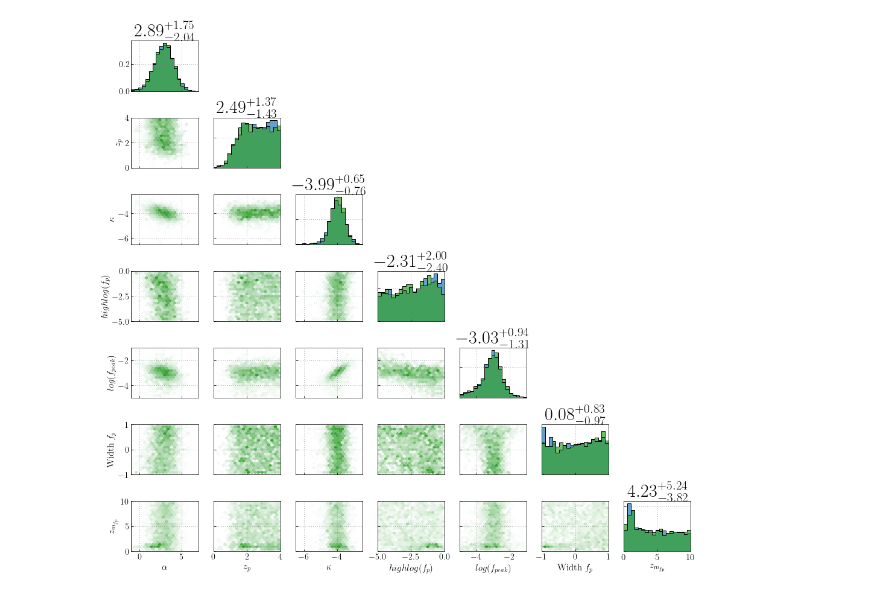
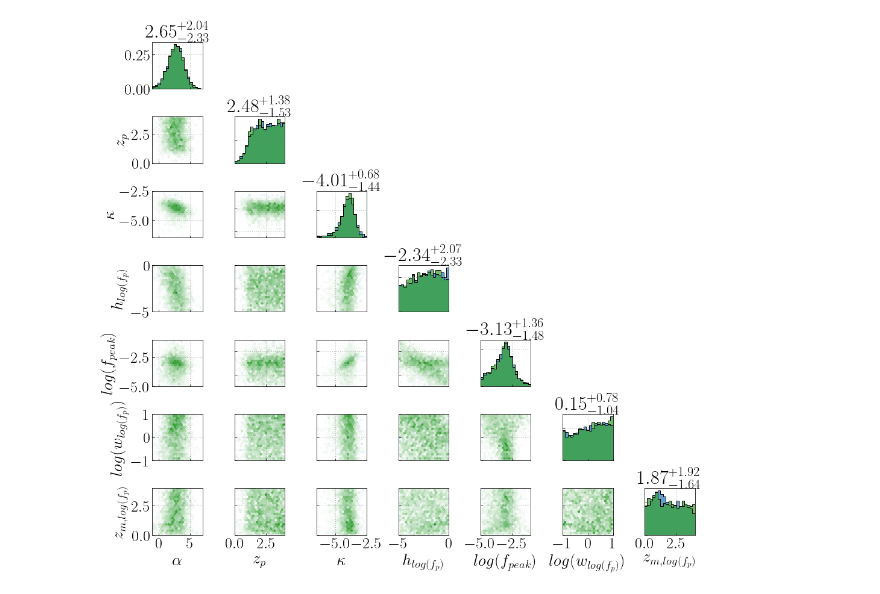
Before and after one commit to maxlalleman/bbh_mass_distribution_redshift_variation_inference, a Jupyter notebook: data/inspect_CBC_PL_vs_Peak_f_peak.ipynb, the cells around one changed output. Drawn from its saved outputs; the diff is of its cells as text; code cells hidden in the pictures.

Commit message:
Adding also the notebook on the comparison of fpeak

```diff
--- a/data/inspect_CBC_PL_vs_Peak_f_peak.ipynb
+++ b/data/inspect_CBC_PL_vs_Peak_f_peak.ipynb
@@ -22,11 +12,13 @@ tmp_min = 2.
 # %%
-cdf_file = "./RUNS/CBC_O3_Peak.cdf"
-cdf_file_power_law = "../RUNS/CBC_O3_Power_Law.cdf"
+cdf_file_peak = "/home/max.lalleman/CBC_Stoch_Search/gwbcbcmodeling/gwbcbcmodeling/New_Code_New_sample/Varying_Peak_sigmoid/cdf_files/CBC_z_0_4.cdf"
+# "./RUNS/CBC_O3_Peak.cdf"
+cdf_file_power_law = "/home/max.lalleman/CBC_Stoch_Search/gwbcbcmodeling/gwbcbcmodeling/New_Code_New_sample/Varying_Power_Law_Sigmoid/cdf_files/CBC_z_0_to_4_analysis_high_low_for_mMax.cdf"
+# "../RUNS/CBC_O3_Power_Law.cdf"
 
-data = az.from_netcdf(cdf_file)
+data_peak = az.from_netcdf(cdf_file_peak)
 data_power_law = az.from_netcdf(cdf_file_power_law)
 
-samps = data.posterior.stack(draws=("chain", "draw"))
+samps_peak = data_peak.posterior.stack(draws=("chain", "draw"))
 samps_power_law = data_power_law.posterior.stack(draws=("chain", "draw"))
 # %%
 new_priors = {
@@ -53,33 +45,31 @@ new_priors = {
 # %%
 fig = plt.figure(figsize=(14,13))
 
-stacked_samples = data.posterior.stack(draws=("chain", "draw"))
 toPlot = {
-    "alpha_z":{"data":stacked_samples.alpha_z,"plot_bounds":(-1,7),"label":r"$\alpha$"},
-    "zp":{"data":stacked_samples.zp,"plot_bounds":(0,4),"label":r"$z_p$"},
-    "alpha_ref":{"data":stacked_samples.alpha_ref,"plot_bounds":(-6.5,-2.5),"label":r"$\kappa$"},
-    "log_high_f_peak":{"data":stacked_samples.log_high_f_peak,"plot_bounds":(-5,0),"label":r"$high log(f_{p})$"},
-    "fpeak":{"data":stacked_samples.log_f_peak,"plot_bounds":(-5,-1),"label":r"$log(f_{peak})$"},
-    "width_f_peak":{"data":stacked_samples.log_width_f_peak,"plot_bounds":(-1,1),"label":r"Width $f_p$"},
-    "middle_z_f_peak":{"data":stacked_samples.middle_z_f_peak,"plot_bounds":(0,10),"label":r"$z_{m_{f_p}}$"},
+    "alpha_z":{"data":samps_peak.alpha_z,"plot_bounds":(-1,7),"label":r"$\alpha$"},
+    "zp":{"data":samps_peak.zp,"plot_bounds":(0,4),"label":r"$z_p$"},
+    "alpha_ref":{"data":samps_peak.alpha_ref,"plot_bounds":(-6.5,-2.5),"label":r"$\kappa$"},
+    "log_high_f_peak":{"data":samps_peak.log_high_f_peak,"plot_bounds":(-5,0),"label":r"$h_{log(f_{p})}$"},
+    "fpeak":{"data":samps_peak.log_f_peak,"plot_bounds":(-5,-1),"label":r"$log(f_{peak})$"},
+    "width_f_peak":{"data":samps_peak.log_width_f_peak,"plot_bounds":(-1,1),"label":r"$log(w_{log(f_p)})$"},
+    "middle_z_f_peak":{"data":samps_peak.middle_z_f_peak,"plot_bounds":(0,4),"label":r"$z_{m, log(f_p)}$"},
 }
 
-stacked_samples_pl = data_power_law.posterior.stack(draws=("chain", "draw"))
 toPlot_pl = {
-    "alpha_z":{"data":stacked_samples_pl.alpha_z,"plot_bounds":(-1,7),"label":r"$\alpha$"},
-    "zp":{"data":stacked_samples_pl.zp,"plot_bounds":(0,4),"label":r"$z_p$"},
-    "alpha_ref":{"data":stacked_samples_pl.alpha_ref,"plot_bounds":(-6.5,-2.5),"label":r"$\kappa_{0}$"},
-    "log_high_f_peak":{"data":stacked_samples_pl.log_high_f_peak,"plot_bounds":(-5,0),"label":r"$high log(f_{p})$"},
-    "fpeak":{"data":stacked_samples_pl.log_f_peak,"plot_bounds":(-5,-1),"label":r"$log(f_{peak})$"},
-    "width_f_peak":{"data":stacked_samples_pl.log_width_f_peak,"plot_bounds":(-1,1),"label":r"Width $f_p$"},
-    "middle_z_f_peak":{"data":stacked_samples_pl.middle_z_f_peak,"plot_bounds":(0,10),"label":r"$z_{m_{f_p}}$"},
+    "alpha_z":{"data":samps_power_law.alpha_z,"plot_bounds":(-1,7),"label":r"$\alpha$"},
+    "zp":{"data":samps_power_law.zp,"plot_bounds":(0,4),"label":r"$z_p$"},
+    "alpha_ref":{"data":samps_power_law.alpha_ref,"plot_bounds":(-6.5,-2.5),"label":r"$\kappa$"},
+    "log_high_f_peak":{"data":samps_power_law.log_high_f_peak,"plot_bounds":(-5,0),"label":r"$h_{log(f_{p})}$"},
+    "fpeak":{"data":samps_power_law.log_f_peak,"plot_bounds":(-5,-1),"label":r"$log(f_{peak})$"},
+    "width_f_peak":{"data":samps_power_law.log_width_f_peak,"plot_bounds":(-1,1),"label":r"$log(w_{log(f_p)})$"},
+    "middle_z_f_peak":{"data":samps_power_law.middle_z_f_peak,"plot_bounds":(0,4),"label":r"$z_{m, log(f_p)}$"},
 }
 
-plot_corner_2(fig,toPlot_pl,toPlot,'#1f78b4','#33a02c',labelsize=15)
-plt.savefig("HDPosterior_together_all.png", dpi=500, bbox_inches='tight')
-plt.xticks(fontsize=15)
-plt.yticks(fontsize=15)
+plot_corner_2(fig,toPlot_pl,toPlot,'#1f78b4','#33a02c',labelsize=27)
+# plt.xticks(fontsize=15)
+# plt.yticks(fontsize=15)
 plt.tight_layout()
+plt.savefig("PE_f_peak_comparison.pdf", dpi = 400, bbox_inches='tight')
 plt.show()
 # %% [output]
-[figure, old version]
+[figure, new version]
```
Also changed, not shown: parts of 1 cell of this notebook, 1 other file.
